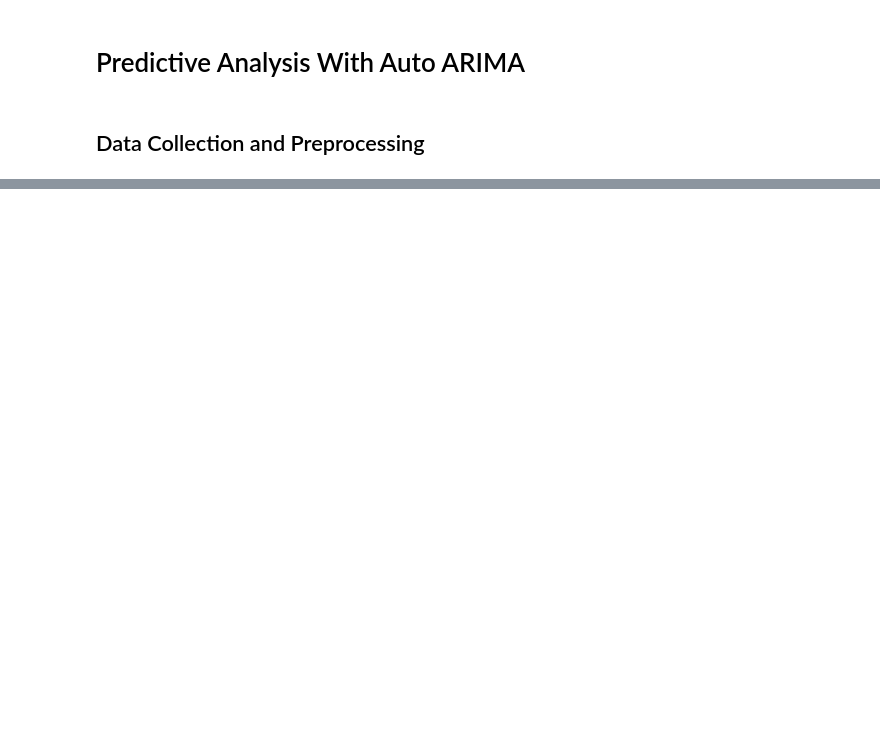
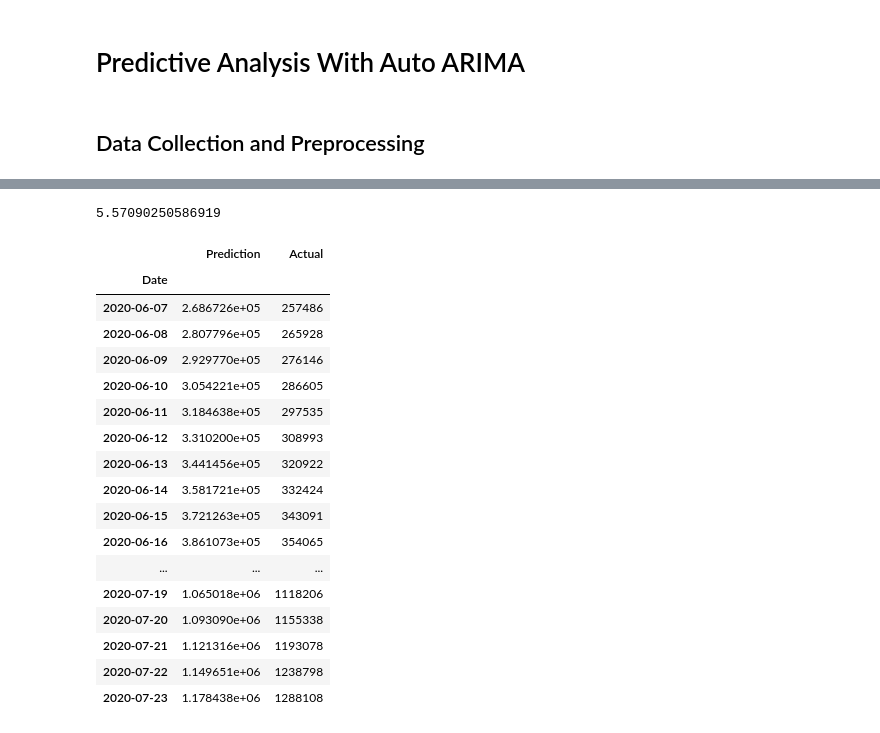
Before and after one commit to anandrajaram21/covidash, a Jupyter notebook: src/jupyter_notebooks/Auto_ARIMA_COVID_19.ipynb, the cells around one changed output, grey strips where cells are left out. Cells and saved outputs as stored; diff of their text form; code cells hidden in the pictures; blank space fills up the shorter version.

```diff
--- a/src/jupyter_notebooks/Auto_ARIMA_COVID_19.ipynb
+++ b/src/jupyter_notebooks/Auto_ARIMA_COVID_19.ipynb
@@ -169,0 +274,5 @@ future_forecast
+# %%
+split_date = pd.Timestamp('2020-06-07')
+train,test=split_dataframe(split_date)
+fig,future_forecast=forecast()
+fig
@@ -169,0 +299,26 @@ future_forecast
+# %%
+mean_absolute_percentage_error(test,future_forecast)
+# %% [output]
+5.57090250586919
+# %%
+future_forecast['Actual']=test.Total
+future_forecast
+# %% [output]
+|  | Prediction | Actual |
+| Date |  |  |
+| 2020-06-07 | 2.686726e+05 | 257486 |
+| 2020-06-08 | 2.807796e+05 | 265928 |
+| 2020-06-09 | 2.929770e+05 | 276146 |
+| 2020-06-10 | 3.054221e+05 | 286605 |
+| 2020-06-11 | 3.184638e+05 | 297535 |
+| 2020-06-12 | 3.310200e+05 | 308993 |
+| 2020-06-13 | 3.441456e+05 | 320922 |
+| 2020-06-14 | 3.581721e+05 | 332424 |
+| 2020-06-15 | 3.721263e+05 | 343091 |
+| 2020-06-16 | 3.861073e+05 | 354065 |
+| ... | ... | ... |
+| 2020-07-19 | 1.065018e+06 | 1118206 |
+| 2020-07-20 | 1.093090e+06 | 1155338 |
+| 2020-07-21 | 1.121316e+06 | 1193078 |
+| 2020-07-22 | 1.149651e+06 | 1238798 |
+| 2020-07-23 | 1.178438e+06 | 1288108 |
```
Also changed, not shown: parts of 24 cells of this notebook.
